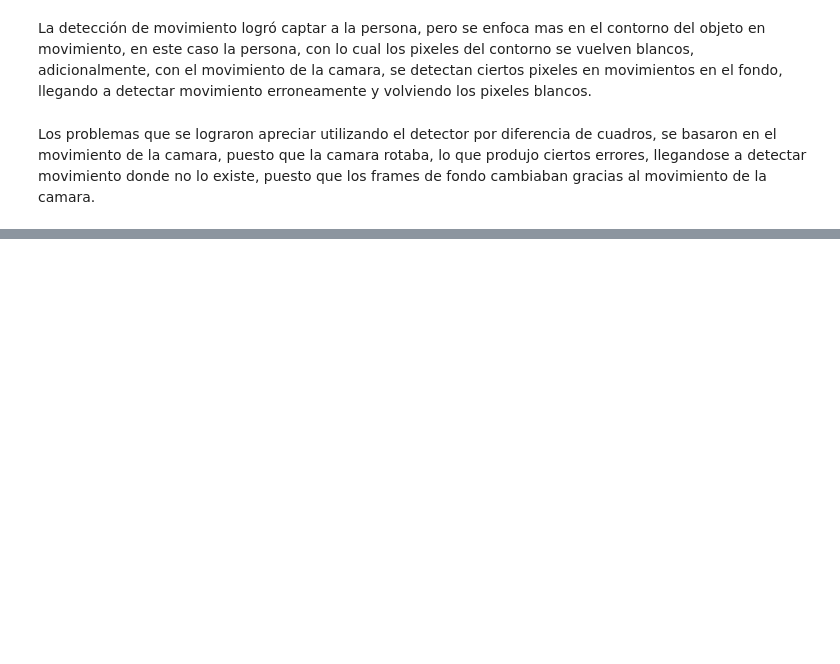
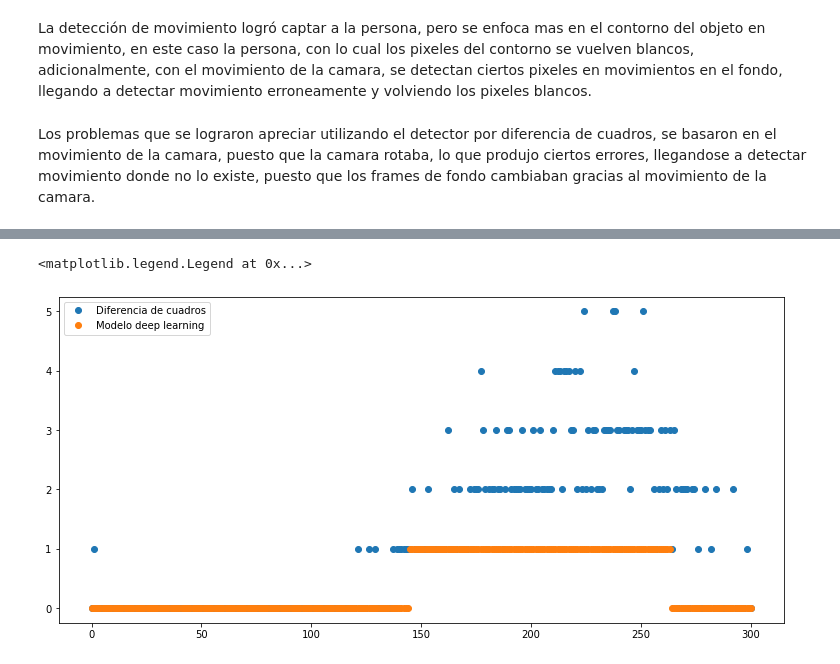
Before and after one commit to iazt/labIC, a Jupyter notebook: lab3/Lab 3.ipynb, the cells around one changed output, grey strips where cells are left out. Cells and saved outputs as stored; diff of their text form; code cells hidden in the pictures; blank space fills up the shorter version.

```diff
--- a/lab3/Lab 3.ipynb
+++ b/lab3/Lab 3.ipynb
@@ -254,0 +375,8 @@ detector5a('seq4')
+# %%
+plt.figure(figsize=(13,6))
+plt.plot(Activaciones,'o',label='Diferencia de cuadros')
+plt.plot(modelodl,'o',label='Modelo deep learning')
+plt.legend(loc='upper left')
+# %% [output]
+<matplotlib.legend.Legend at 0x...>
+[figure, added]
```
Also changed, not shown: parts of 16 cells of this notebook.
